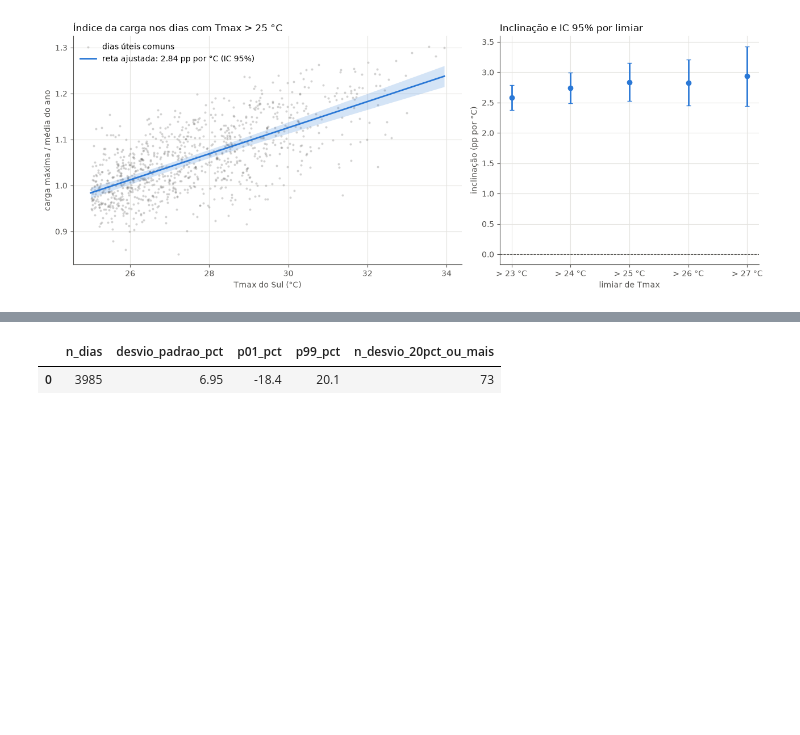
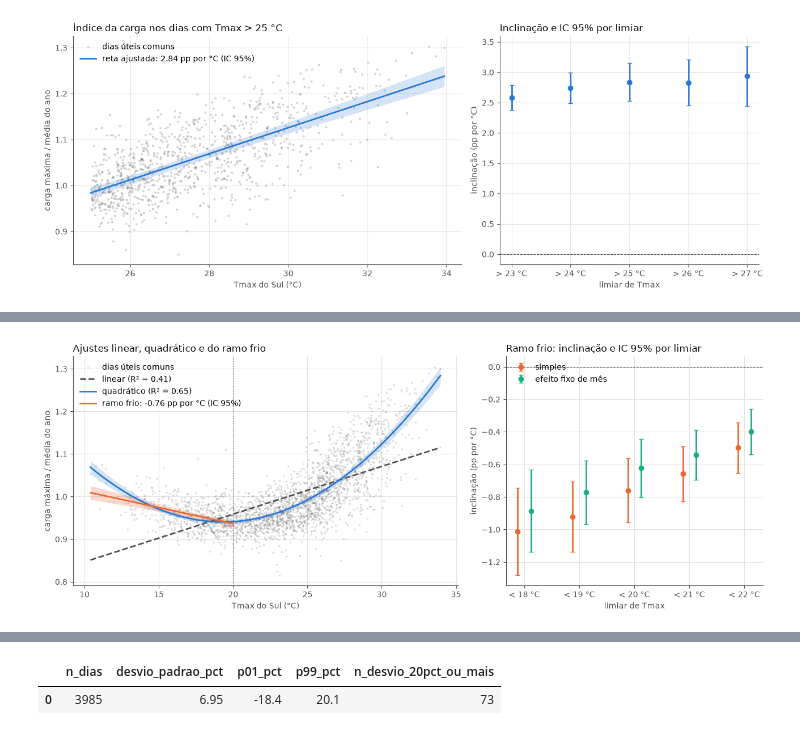
Before and after one commit to kaikezcarvalho/opt004-previsao-carga-sul, a Jupyter notebook: 03_analise.ipynb, the cells around one changed output, grey strips where cells are left out. Cells and saved outputs as stored; diff of their text form; code cells hidden in the pictures; blank space fills up the shorter version.

```diff
--- a/03_analise.ipynb
+++ b/03_analise.ipynb
@@ -675,0 +1287,12 @@ plt.tight_layout()
+# %%
+linhas = []
+for limiar in LIMIARES_H3:
+    dados = amostra_h3[amostra_h3["tmax"] < limiar]
+    linhas.append({"recorte": f"Tmax < {limiar} °C", **ramo_frio(dados)})
+    linhas.append({"recorte": f"Tmax < {limiar} °C, efeito fixo de mês", **ramo_frio(dados, efeito_mes=True)})
+for r in range(3):
+    dados = frio[frio["regime_ons"] == r]
+    linhas.append({"recorte": f"Tmax < {LIMIAR_FRIO:.0f} °C, regime_ons = {r}", **ramo_frio(dados)})
+
+sensibilidade_h3 = pd.DataFrame(linhas).set_index("recorte")
+sensibilidade_h3.style.format(FORMATO_H3)
@@ -675,0 +1315,40 @@ plt.tight_layout()
+# %%
+grade = pd.DataFrame({"tmax_c": np.linspace(amostra_h3["tmax"].min(), amostra_h3["tmax"].max(), 100) - CENTRO_QUAD})
+grade["tmax_c2"] = grade["tmax_c"] ** 2
+prev_quad = ajuste_quad.get_prediction(sm.add_constant(grade, has_constant="add")).summary_frame(alpha=0.05)
+prev_lin = ajuste_lin.get_prediction(sm.add_constant(grade[["tmax_c"]], has_constant="add")).summary_frame(alpha=0.05)
+x_grade = grade["tmax_c"] + CENTRO_QUAD
+
+ajuste_frio = mqo_hac(frio["indice"], frio[["tmax"]])
+grade_frio = pd.DataFrame({"tmax": np.linspace(frio["tmax"].min(), LIMIAR_FRIO, 50)})
+prev_frio = ajuste_frio.get_prediction(sm.add_constant(grade_frio, has_constant="add")).summary_frame(alpha=0.05)
+
+fig, (ax1, ax2) = plt.subplots(1, 2, figsize=(13, 5), width_ratios=[3, 2])
+ax1.scatter(amostra_h3["tmax"], amostra_h3["indice"], s=6, color=TINTA_2, alpha=0.2, lw=0, label="dias úteis comuns")
+ax1.plot(x_grade, prev_lin["mean"], color=TINTA_2, ls="--", label=f"linear (R² = {ajuste_lin.rsquared:.2f})")
+ax1.fill_between(x_grade, prev_quad["mean_ci_lower"], prev_quad["mean_ci_upper"], color=COR[0], alpha=0.2, lw=0)
+ax1.plot(x_grade, prev_quad["mean"], color=COR[0], label=f"quadrático (R² = {ajuste_quad.rsquared:.2f})")
+ax1.fill_between(grade_frio["tmax"], prev_frio["mean_ci_lower"], prev_frio["mean_ci_upper"], color=COR[1], alpha=0.25, lw=0)
+ax1.plot(grade_frio["tmax"], prev_frio["mean"], color=COR[1],
+         label=f"ramo frio: {100 * ajuste_frio.params['tmax']:.2f} pp por °C (IC 95%)")
+ax1.axvline(LIMIAR_FRIO, color=TINTA_2, lw=0.8, ls=":")
+ax1.set_xlabel("Tmax do Sul (°C)")
+ax1.set_ylabel("carga máxima / média do ano")
+ax1.set_title("Ajustes linear, quadrático e do ramo frio", loc="left", color=TINTA)
+ax1.legend(loc="upper left")
+
+lim = sensibilidade_h3.loc[[f"Tmax < {l} °C" for l in LIMIARES_H3]]
+lim_fe = sensibilidade_h3.loc[[f"Tmax < {l} °C, efeito fixo de mês" for l in LIMIARES_H3]]
+for dados, cor, desloc, nome in [(lim, COR[1], -0.12, "simples"), (lim_fe, COR[2], 0.12, "efeito fixo de mês")]:
+    ax2.errorbar(np.array(LIMIARES_H3) + desloc, dados["inclinacao_pp"],
+                 yerr=[dados["inclinacao_pp"] - dados["ic95_inf"], dados["ic95_sup"] - dados["inclinacao_pp"]],
+                 color=cor, marker="o", capsize=3, ls="none", label=nome)
+ax2.axhline(0, color=TINTA_2, lw=0.8, ls="--")
+ax2.set_xticks(LIMIARES_H3, [f"< {l} °C" for l in LIMIARES_H3])
+ax2.set_xlabel("limiar de Tmax")
+ax2.set_ylabel("inclinação (pp por °C)")
+ax2.set_title("Ramo frio: inclinação e IC 95% por limiar", loc="left", color=TINTA)
+ax2.legend(loc="upper left")
+plt.tight_layout()
+# %% [output]
+[figure, added]
```
Also changed, not shown: parts of 83 cells of this notebook.
